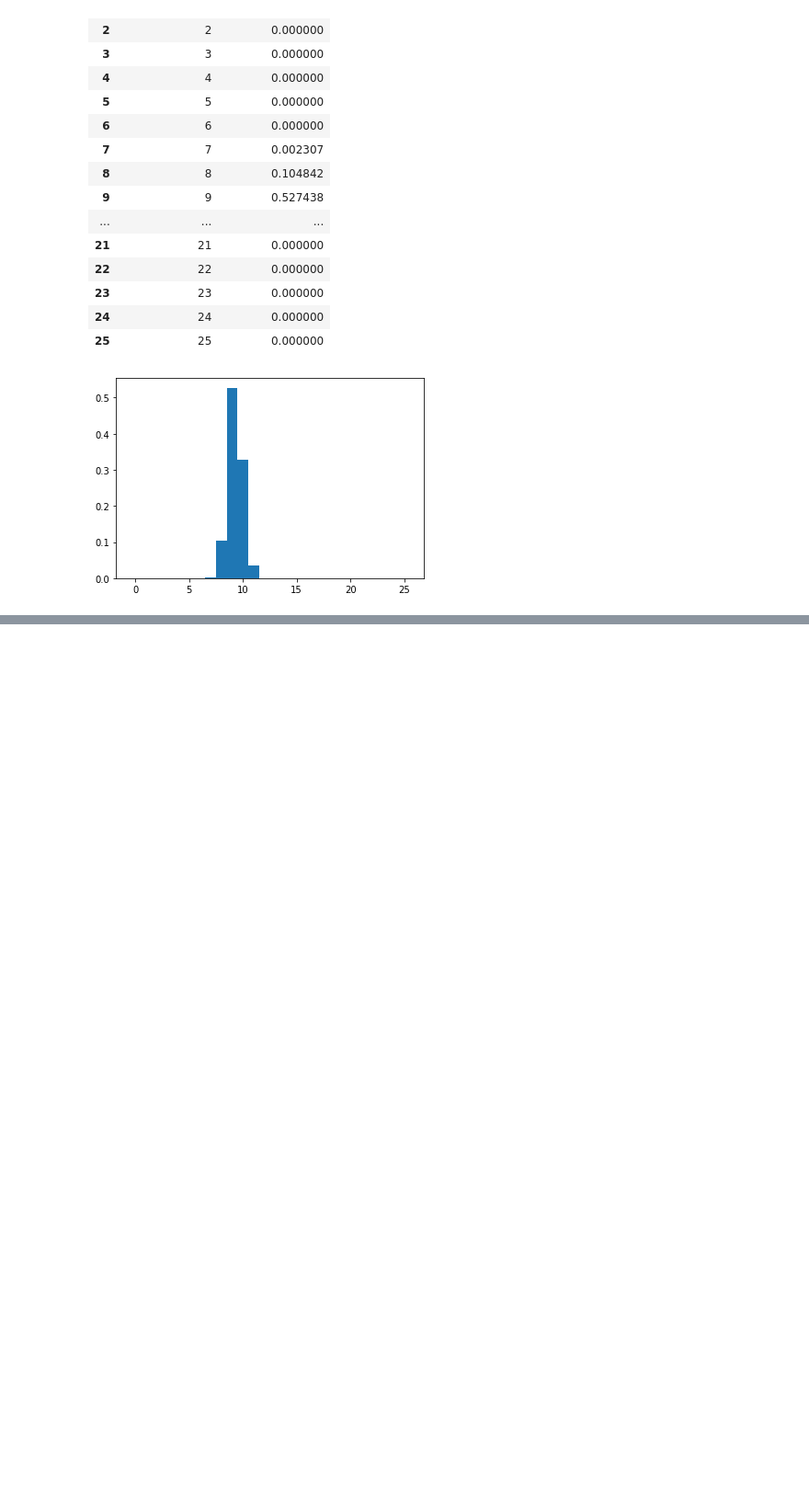
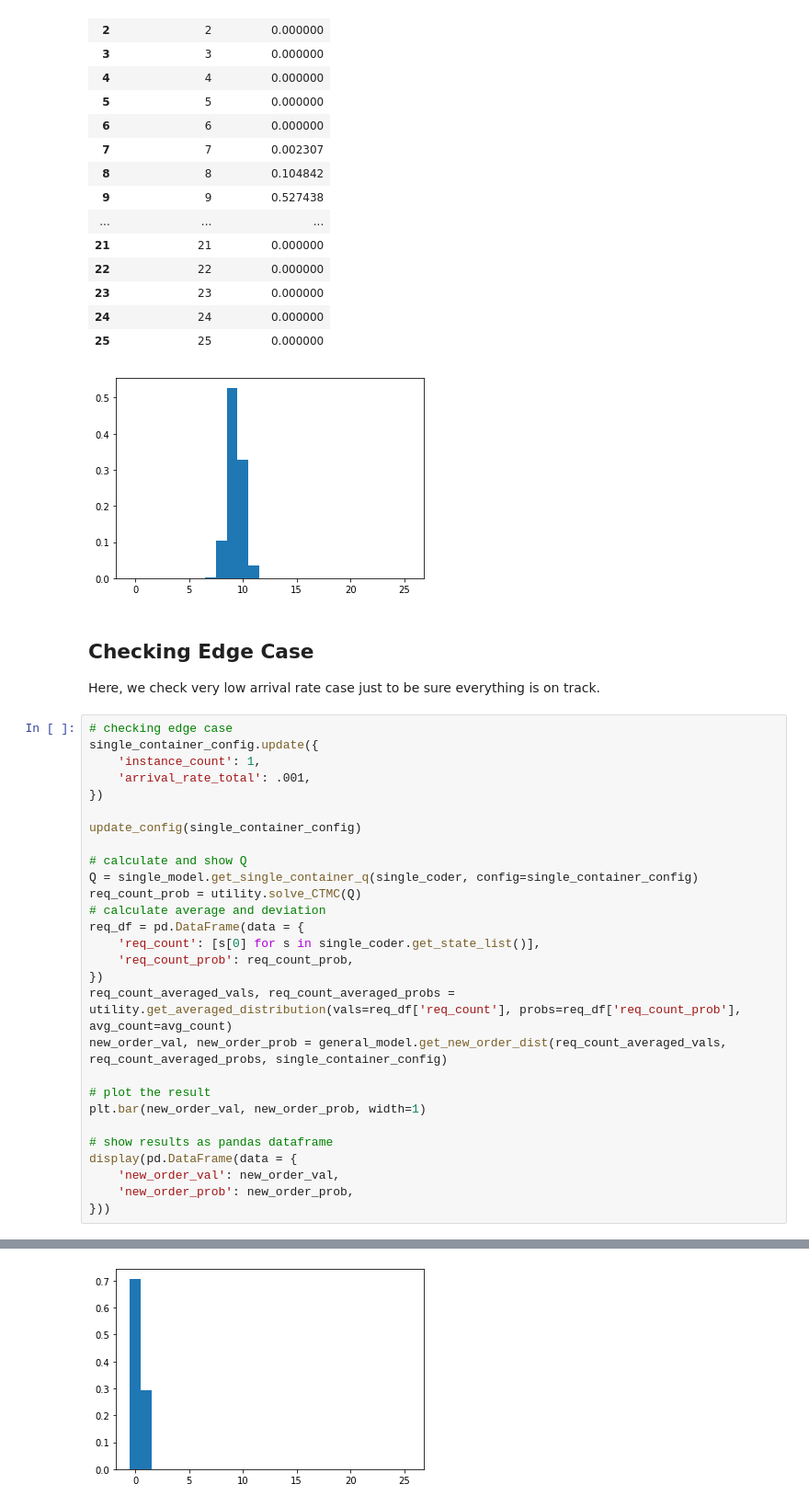
Before and after one commit to pacslab/conc-value-perf-modelling, a Jupyter notebook: model/01-calculate-params.ipynb, the cells around one changed output, grey strips where cells are left out. Shown at 92% size. Saved outputs shown, nothing was run; the diff lists cells and outputs as text; blank space fills up the shorter version.

Commit message:
fixed the case of zero, need to test the whole solution

```diff
--- a/model/01-calculate-params.ipynb
+++ b/model/01-calculate-params.ipynb
@@ -186,3 +186,36 @@ display(pd.DataFrame(data = {
 | 24 | 24 | 0.000000 |
 | 25 | 25 | 0.000000 |
 [figure]
+# %% [markdown]
+## Checking Edge Case
+
+Here, we check very low arrival rate case just to be sure everything is on track.
+# %%
+# checking edge case
+single_container_config.update({
+    'instance_count': 1,
+    'arrival_rate_total': .001,
+})
+
+update_config(single_container_config)
+
+# calculate and show Q
+Q = single_model.get_single_container_q(single_coder, config=single_container_config)
+req_count_prob = utility.solve_CTMC(Q)
+# calculate average and deviation
+req_df = pd.DataFrame(data = {
+    'req_count': [s[0] for s in single_coder.get_state_list()],
+    'req_count_prob': req_count_prob,
+})
+req_count_averaged_vals, req_count_averaged_probs = utility.get_averaged_distribution(vals=req_df['req_count'], probs=req_df['req_count_prob'], avg_count=avg_count)
+new_order_val, new_order_prob = general_model.get_new_order_dist(req_count_averaged_vals, req_count_averaged_probs, single_container_config)
+
+# plot the result
+plt.bar(new_order_val, new_order_prob, width=1)
+
+# show results as pandas dataframe
+display(pd.DataFrame(data = {
+    'new_order_val': new_order_val,
+    'new_order_prob': new_order_prob,
+}))
+# %% [output]
@@ -188,0 +239 @@ display(pd.DataFrame(data = {
+[figure, added]
```
Also changed, not shown: parts of 2 cells of this notebook, 1 other file.
